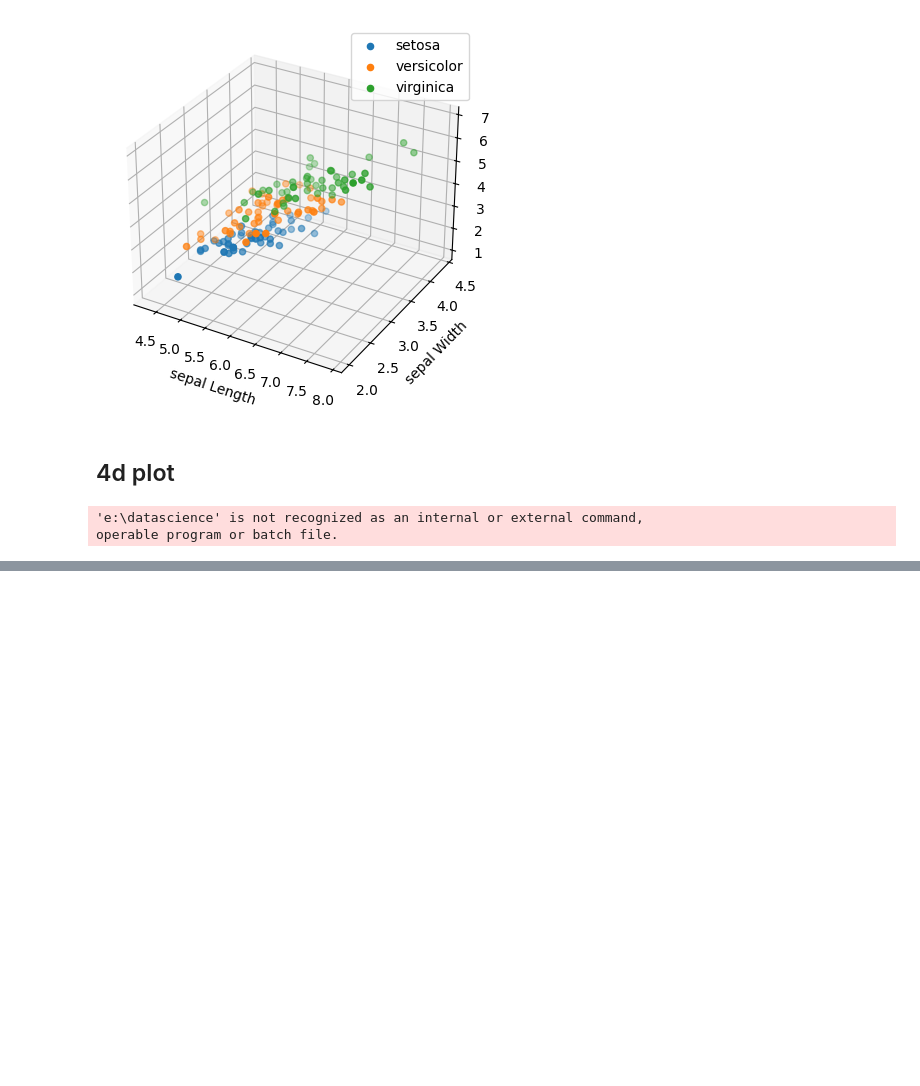
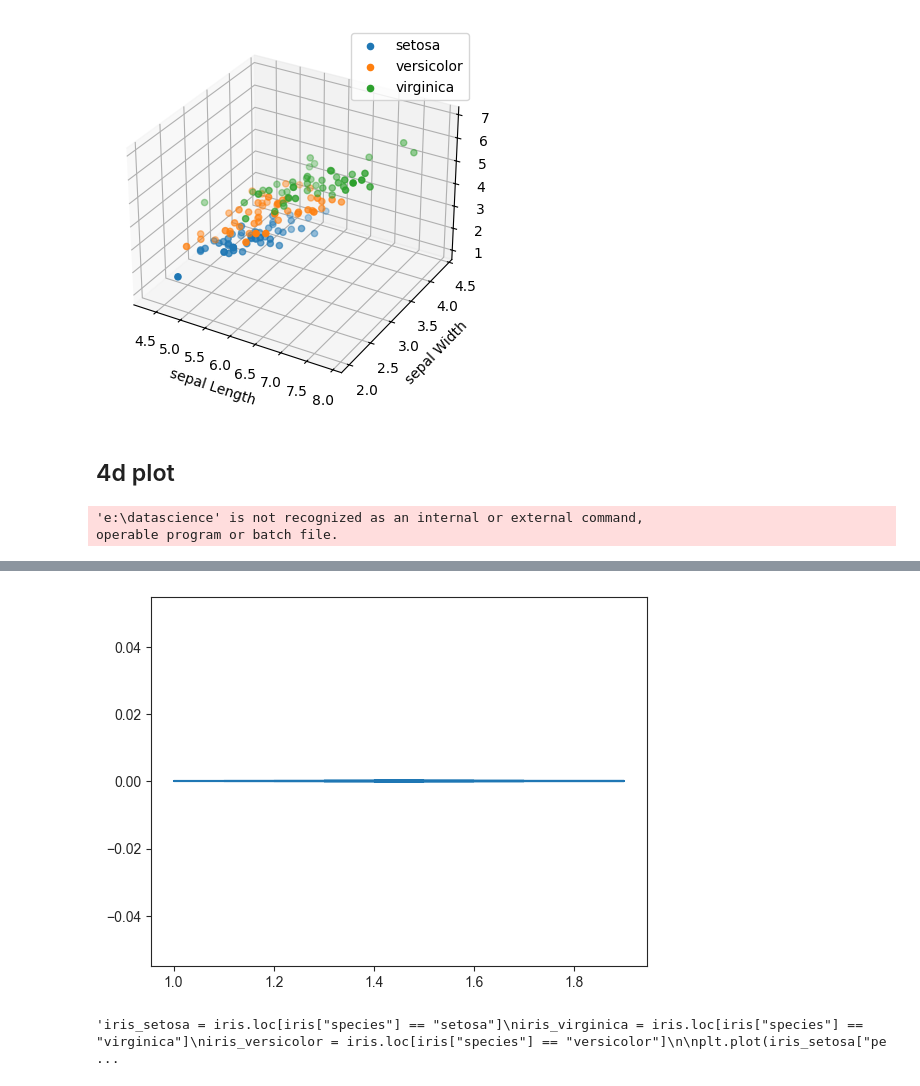
Before and after one commit to Subodhoraw/datascience, a Jupyter notebook: medical data analysis/notebooks/irisdatasetclass.ipynb, the cells around one changed output, grey strips where cells are left out. Saved outputs shown, nothing was run; the diff lists cells and outputs as text; code cells hidden in the pictures; blank space fills up the shorter version.

Commit message:
added petal length to separate the iris

```diff
--- a/medical data analysis/notebooks/irisdatasetclass.ipynb
+++ b/medical data analysis/notebooks/irisdatasetclass.ipynb
@@ -114,0 +144,19 @@ $ pip install numpy
+# %%
+iris_setosa = iris.loc[iris["species"] == "setosa"]
+iris_virginica = iris.loc[iris["species"] == "virginica"]
+iris_versicolor = iris.loc[iris["species"] == "versicolor"]
+
+plt.plot(iris_setosa["petal_length"],np.zeros_like(iris_setosa['petal_length']))
+plt.show()
+# %% [output]
+[figure, added]
+# %%
+## 1-d scatter plot of petal length
+"""iris_setosa = iris.loc[iris["species"] == "setosa"]
+iris_virginica = iris.loc[iris["species"] == "virginica"]
+iris_versicolor = iris.loc[iris["species"] == "versicolor"]
+
+plt.plot(iris_setosa["petal_length"],np.zeros_like(iris_setosa['petal_length']))
+plt.show()"""
+# %% [output]
+'iris_setosa = iris.loc[iris["species"] == "setosa"]\niris_virginica = iris.loc[iris["species"] == "virginica"]\niris_versicolor = iris.loc[iris["species"] == "versicolor"]\n\nplt.plot(iris_setosa["pe ...
```
Also changed, not shown: parts of 12 cells of this notebook.
